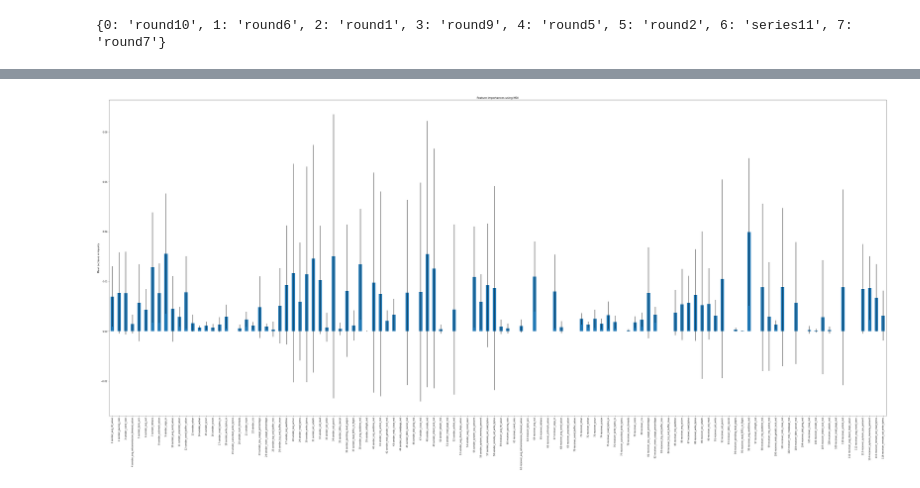
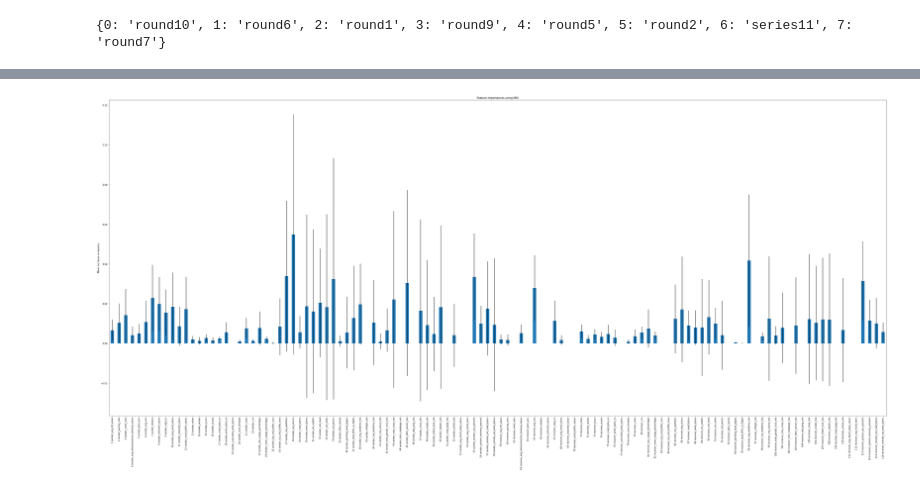
Before and after one commit to EhsanSaZ/BottleneckDetection, a Jupyter notebook: analysis/normal_file_system_bottleneck_detection.ipynb, the cells around one changed output, grey strips where cells are left out. Saved outputs shown, nothing was run; the diff lists cells and outputs as text; code cells hidden in the pictures.

```diff
--- a/analysis/normal_file_system_bottleneck_detection.ipynb
+++ b/analysis/normal_file_system_bottleneck_detection.ipynb
@@ -49,9 +59,0 @@ print(len(dict(Counter(dtns_df[dtns_df.columns[len(dtns_df.columns) - 1]]))))
-# %%
-
-# merge two sets of write congestions together
-g_label = GroupedLabels(total_possible_labels=90)
-print(len(dict(Counter(dtns_df[dtns_df.columns[len(dtns_df.columns) - 1]]))))
-# dtns_df = g_label.grouped_write_cate(df=dtns_df)
-dtns_df = g_label.grouped_levels_cate(df=dtns_df)
-print(len(dict(Counter(dtns_df[dtns_df.columns[len(dtns_df.columns) - 1]]))))
-# print (dtns_df["label_value"])
@@ -74,0 +68,9 @@ print(len(dict(Counter(dtns_df[dtns_df.columns[len(dtns_df.columns) - 1]]))))
+# %%
+# merge two sets of write congestions together
+g_label = GroupedLabels(total_possible_labels=90)
+print ("Before merging labels:\nTotal number of different labels in dataset {} is {}\n".format(chosen_dataset_name, len(dict(Counter(dtns_df[dtns_df.columns[len(dtns_df.columns) - 1]]))) ))
+levels_merged_df = g_label.grouped_levels_cate(df=dtns_df)
+print ("After merging labels of different levels:\nTotal number of different labels in dataset {} is {}\n".format(chosen_dataset_name, len(dict(Counter(dtns_df[dtns_df.columns[len(dtns_df.columns) - 1]]))) ))
+# dtns_df = g_label.grouped_levels_cate(df=dtns_df)
+# dtns_df = g_label.grouped_write_cate(df=dtns_df)
+# print (dtns_df["label_value"])
@@ -75,9 +83,8 @@ print(len(dict(Counter(dtns_df[dtns_df.columns[len(dtns_df.columns) - 1]]))))
 # %%
 # Running a model with a data set default model is random forest
 a_model = Model_Run()
-x_dtns_train, x_dtns_test, y_dtns_train, y_dtns_test = train_test_split_df(dtns_df)
-print("Accuracy of the model {} on dataset {} is".format(a_model.model_to_name[a_model.model_name], chosen_dataset_name),
-    a_model.run_model(df=dtns_df))
+levels_merged_x_dtns_train, levels_merged_x_dtns_test, levels_merged_y_dtns_train, levels_merged_y_dtns_test = train_test_split_df(levels_merged_df)
+print("Accuracy of the model {} on dataset {} is after merging different levels".format(a_model.model_to_name[a_model.model_name], chosen_dataset_name), a_model.run_model(df=levels_merged_df))
 
-rf_model = a_model.generate_with_all(x_dtns_train, y_dtns_train)
+levels_merged_rf_model = a_model.generate_with_all(levels_merged_x_dtns_train, levels_merged_y_dtns_train)
 # %% [output]
@@ -101,19 +110,23 @@ import numpy as np
 import pandas as pd
 
 start_time = time.time()
-importances = rf_model.feature_importances_
-std = np.std([tree.feature_importances_ for tree in rf_model.estimators_], axis=0)
+importances = levels_merged_rf_model.feature_importances_
+std = np.std([tree.feature_importances_ for tree in levels_merged_rf_model.estimators_], axis=0)
 elapsed_time = time.time() - start_time
-print(f"Elapsed time to compute the importances: " f"{elapsed_time:.3f} seconds")
+print("Elapsed time to compute the importances: {}".format(elapsed_time))
+# print(f"Elapsed time to compute the importances: " f"{elapsed_time:.3f} seconds")
 
 feature_names = np.array([str(i + 1) + " " + str(j) for i, j in enumerate(dtns_df.columns[:-1])])
-print(len(feature_names))
+# print(len(feature_names))
+print("Total numebr of features in the trained model is {}".format(len(feature_names)))
 forest_importances = pd.Series(importances, index=feature_names)
 fig, ax = plt.subplots()
 forest_importances.plot.bar(yerr=std, ax=ax)
 ax.set_title("Feature importances using MDI")
 ax.set_ylabel("Mean decrease in impurity")
 fig.set_size_inches(50, 25)
-fig.savefig('new_grouped_all_levels_dataset_{}_feature_importance.jpeg'.format(chosen_dataset_name), dpi=100)
+file_name ='grouped_all_levels_dataset_{}_feature_importance.jpeg'.format(chosen_dataset_name)
+save_path = "{}/{}".format(basic_saving_dir, file_name)
+fig.savefig(save_path, dpi=100)
 fig.tight_layout()
 # %% [output]
@@ -122,4 +135,4 @@ Elapsed time to compute the importances: 0.003 seconds
-[figure, old version]
+[figure, new version]
 # %%
 
 importances_copy = importances
```
Also changed, not shown: parts of 12 cells of this notebook, 1 other file.
